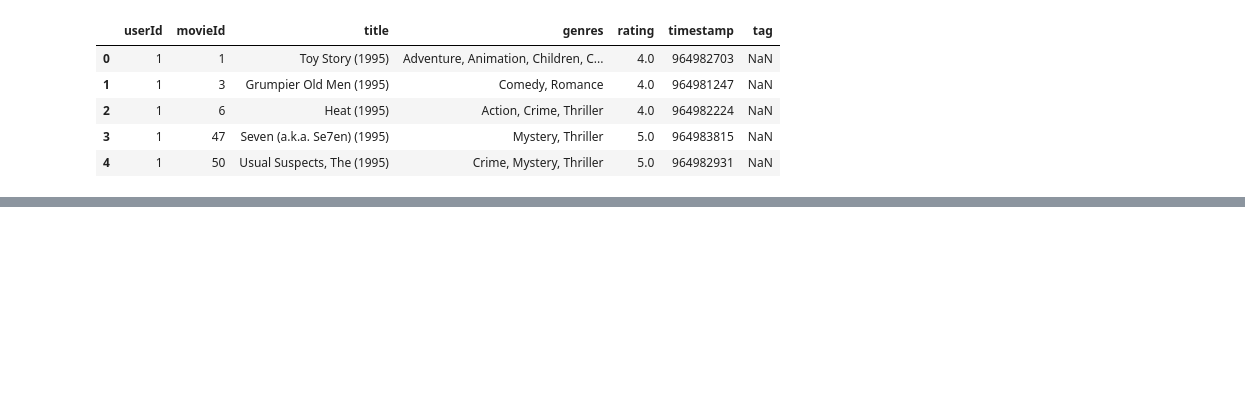
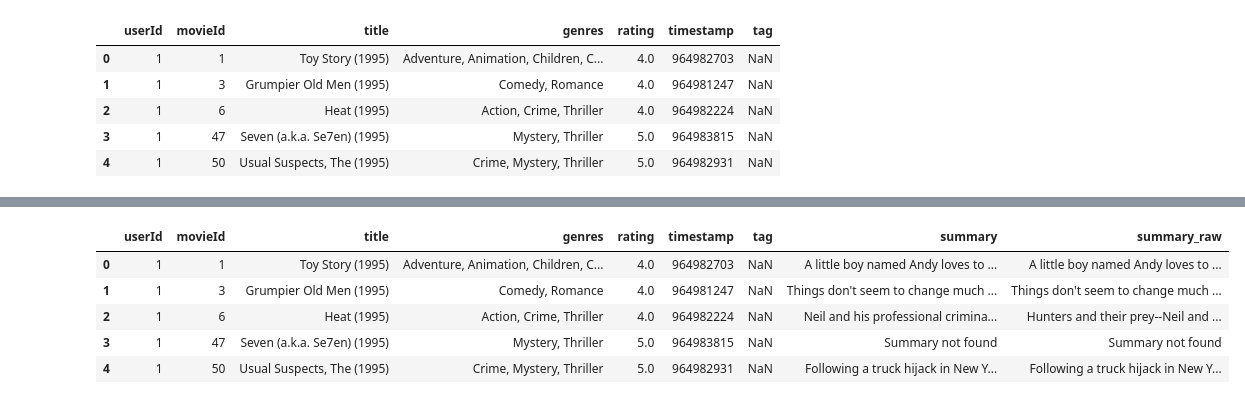
Before and after one commit to YZhu0225/LLM-Recommender-System, a Jupyter notebook: src/new_prompts/add_summary.ipynb, the cells around one changed output, grey strips where cells are left out. Saved outputs shown, nothing was run; the diff lists cells and outputs as text; code cells hidden in the pictures; blank space fills up the shorter version.

```diff
--- a/src/new_prompts/add_summary.ipynb
+++ b/src/new_prompts/add_summary.ipynb
@@ -18,3 +28,14 @@ movie_latest_small.head()
+# %%
+# merge the two dataframes
+movie_latest_small = movie_latest_small.merge(processed_imbd_summary, on='title', how='left')
+movie_latest_small.head()
+# %% [output]
+|  | userId | movieId | title | genres | rating | timestamp | tag | summary | summary_raw |
+| 0 | 1 | 1 | Toy Story (1995) | Adventure, Animation, Children, C... | 4.0 | 964982703 | NaN | A little boy named Andy loves to ... | A little boy named Andy loves to ... |
+| 1 | 1 | 3 | Grumpier Old Men (1995) | Comedy, Romance | 4.0 | 964981247 | NaN | Things don't seem to change much ... | Things don't seem to change much ... |
+| 2 | 1 | 6 | Heat (1995) | Action, Crime, Thriller | 4.0 | 964982224 | NaN | Neil and his professional crimina... | Hunters and their prey--Neil and ... |
+| 3 | 1 | 47 | Seven (a.k.a. Se7en) (1995) | Mystery, Thriller | 5.0 | 964983815 | NaN | Summary not found | Summary not found |
+| 4 | 1 | 50 | Usual Suspects, The (1995) | Crime, Mystery, Thriller | 5.0 | 964982931 | NaN | Following a truck hijack in New Y... | Following a truck hijack in New Y... |
 # %%
 # for each user, find his top-most rated movies
 N_TOP_MOVIES = 10
```
Also changed, not shown: parts of 12 cells of this notebook, 35 other files.
